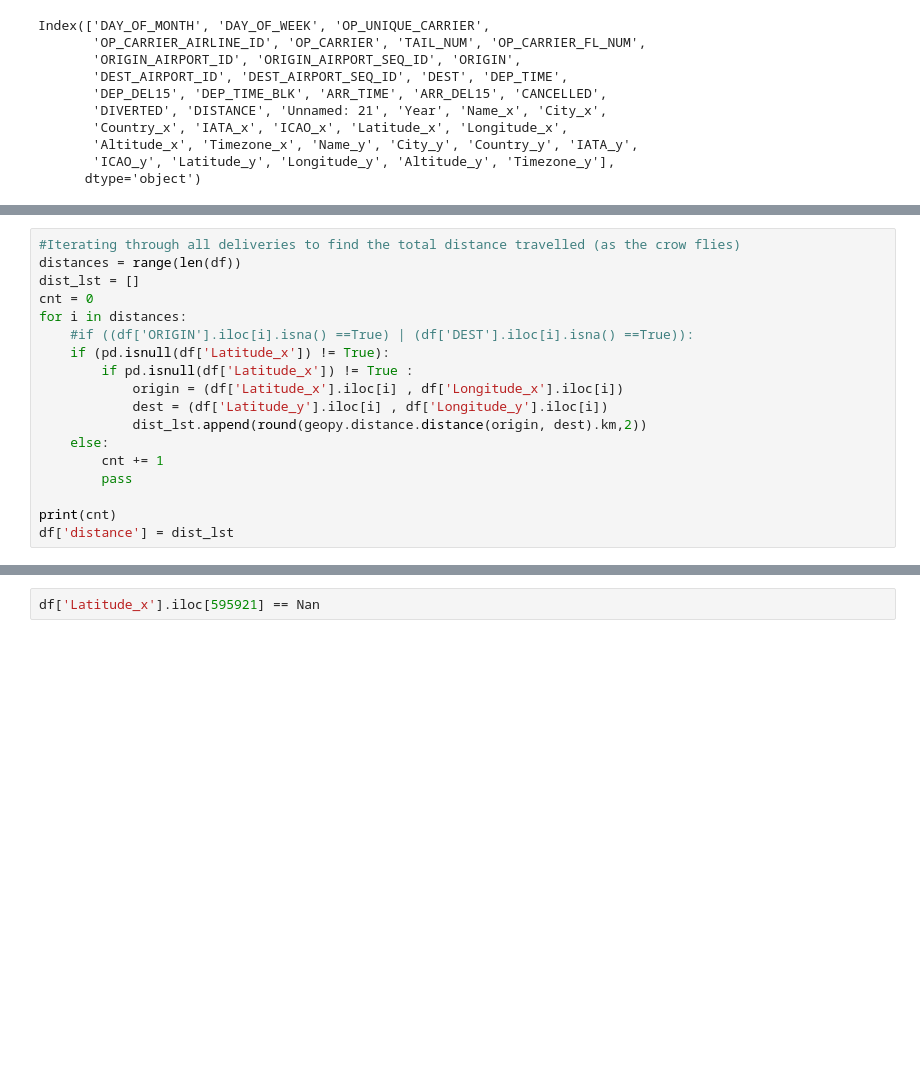
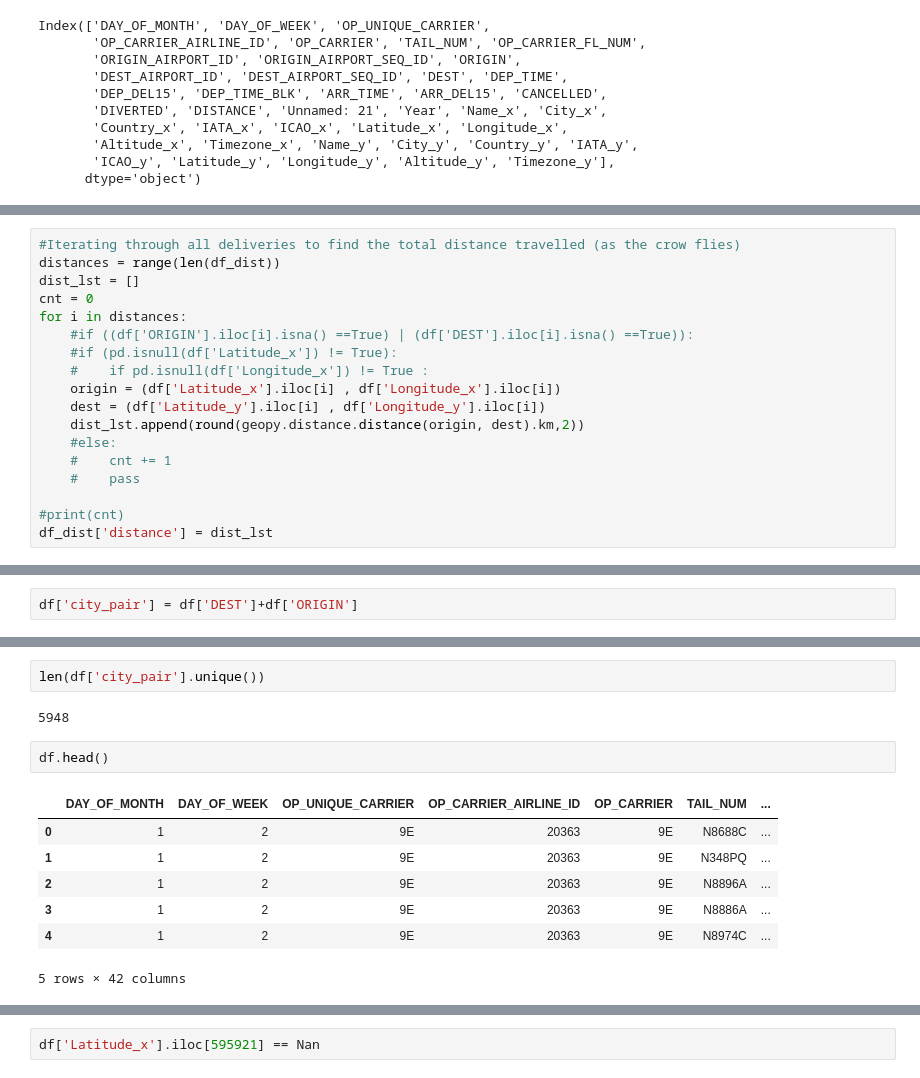
Before and after one commit to tristar82/US_Flight_Departure_Predictions, a Jupyter notebook: code/1_EDA.ipynb, the cells around one changed output, grey strips where cells are left out. Drawn from its saved outputs; the diff is of its cells as text; blank space fills up the shorter version.

```diff
--- a/code/1_EDA.ipynb
+++ b/code/1_EDA.ipynb
@@ -100,19 +116,19 @@ Index(['DAY_OF_MONTH', 'DAY_OF_WEEK', 'OP_UNIQUE_CARRIER',
 # %%
 #Iterating through all deliveries to find the total distance travelled (as the crow flies)
-distances = range(len(df))
+distances = range(len(df_dist))
 dist_lst = []
 cnt = 0
 for i in distances:
     #if ((df['ORIGIN'].iloc[i].isna() ==True) | (df['DEST'].iloc[i].isna() ==True)):
-    if (pd.isnull(df['Latitude_x']) != True):
-        if pd.isnull(df['Latitude_x']) != True :
-            origin = (df['Latitude_x'].iloc[i] , df['Longitude_x'].iloc[i])
-            dest = (df['Latitude_y'].iloc[i] , df['Longitude_y'].iloc[i])
-            dist_lst.append(round(geopy.distance.distance(origin, dest).km,2))
-    else:
-        cnt += 1
-        pass
+    #if (pd.isnull(df['Latitude_x']) != True):
+    #    if pd.isnull(df['Longitude_x']) != True :
+    origin = (df['Latitude_x'].iloc[i] , df['Longitude_x'].iloc[i])
+    dest = (df['Latitude_y'].iloc[i] , df['Longitude_y'].iloc[i])
+    dist_lst.append(round(geopy.distance.distance(origin, dest).km,2))
+    #else:
+    #    cnt += 1
+    #    pass
 
-print(cnt)
-df['distance'] = dist_lst
+#print(cnt)
+df_dist['distance'] = dist_lst
 # %% [output]
@@ -119,0 +180,2 @@ ValueError: The truth value of a Series is ambiguous. Use a.empty, a.bool(), a.i
+# %%
+df['city_pair'] = df['DEST']+df['ORIGIN']
@@ -119,0 +191,14 @@ ValueError: The truth value of a Series is ambiguous. Use a.empty, a.bool(), a.i
+# %%
+len(df['city_pair'].unique())
+# %% [output]
+5948
+# %%
+df.head()
+# %% [output]
+|  | DAY_OF_MONTH | DAY_OF_WEEK | OP_UNIQUE_CARRIER | OP_CARRIER_AIRLINE_ID | OP_CARRIER | TAIL_NUM | ... |
+| 0 | 1 | 2 | 9E | 20363 | 9E | N8688C | ... |
+| 1 | 1 | 2 | 9E | 20363 | 9E | N348PQ | ... |
+| 2 | 1 | 2 | 9E | 20363 | 9E | N8896A | ... |
+| 3 | 1 | 2 | 9E | 20363 | 9E | N8886A | ... |
+| 4 | 1 | 2 | 9E | 20363 | 9E | N8974C | ... |
+5 rows × 42 columns
```
Also changed, not shown: parts of 28 cells of this notebook.
